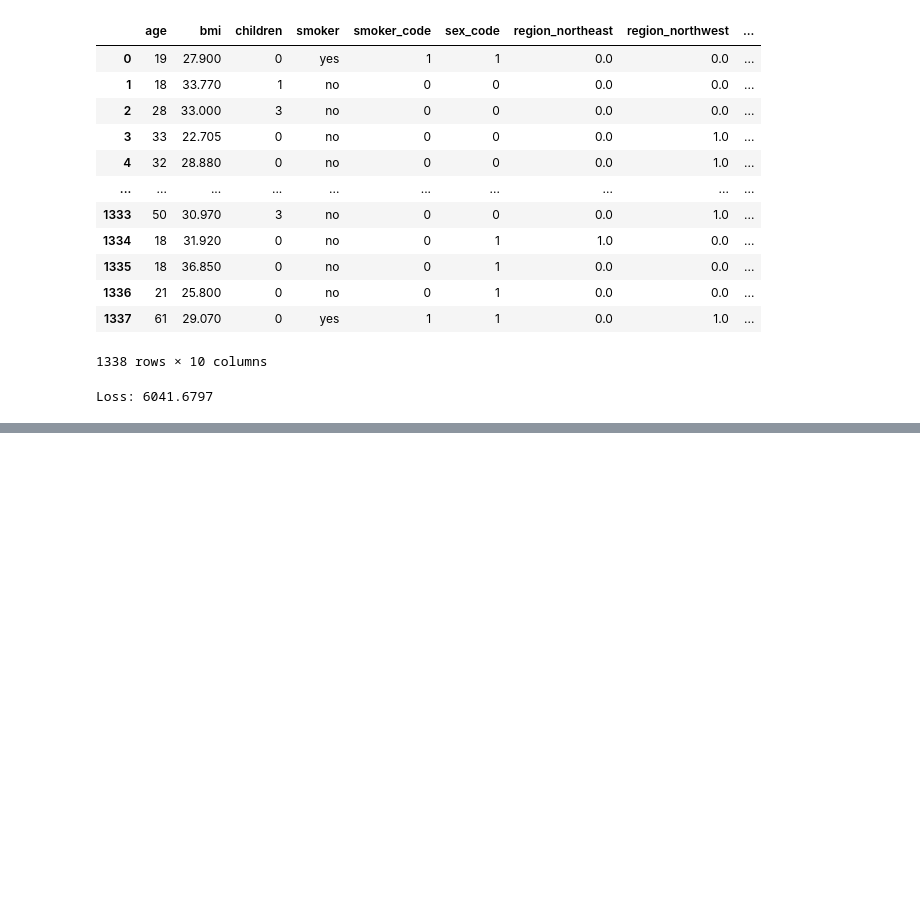
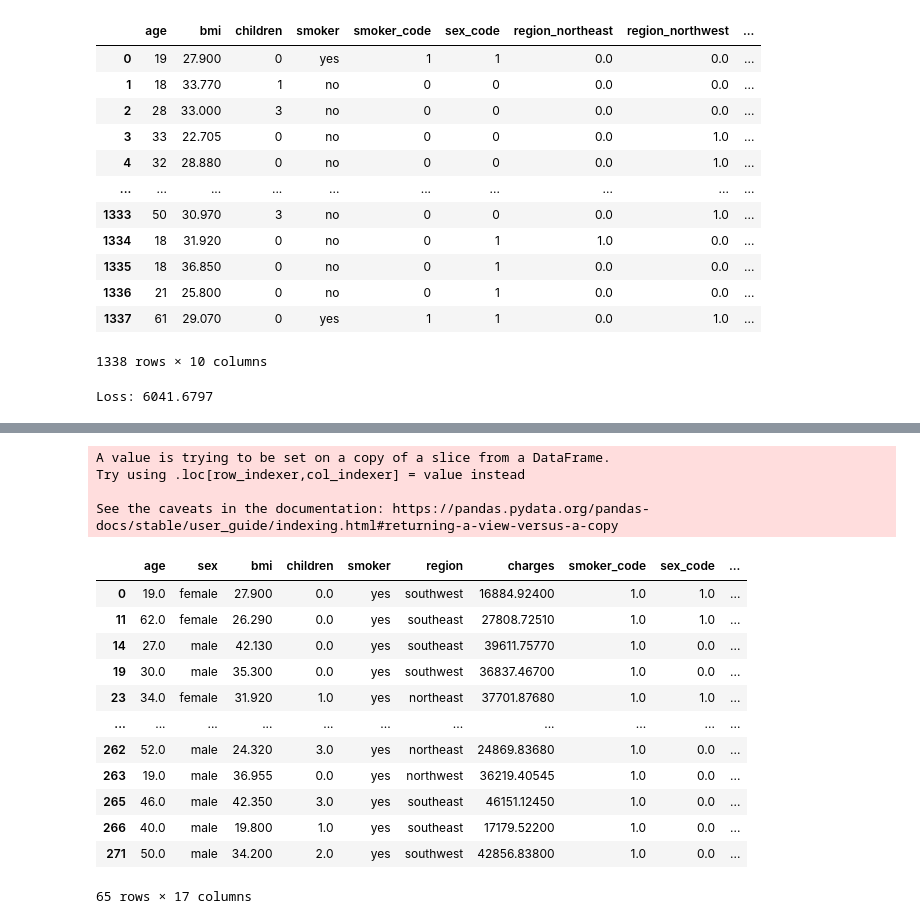
Before and after one commit to TheKryptonium/Machine-Learning-Journey, a Jupyter notebook: ML Algorithms and Scikit-learn/ML with Python and Scikit-Learn.ipynb, the cells around one changed output, grey strips where cells are left out. Saved outputs shown, nothing was run; the diff lists cells and outputs as text; code cells hidden in the pictures; blank space fills up the shorter version.

```diff
--- a/ML Algorithms and Scikit-learn/ML with Python and Scikit-Learn.ipynb
+++ b/ML Algorithms and Scikit-learn/ML with Python and Scikit-Learn.ipynb
@@ -444,0 +496,36 @@ An improvement of 14 in the RMSE
+# %%
+#Smoker tranfromation
+smoker = medical[medical["smoker"]=="yes"]
+
+sex_codes = {"female": 1, "male": 0}
+smoker["sex_code"] = smoker["sex"].map(sex_codes)
+
+encoder = OneHotEncoder()
+encoder.fit(smoker[["region"]])
+
+encoder.get_feature_names_out()
+
+one_hot = encoder.transform(smoker[["region"]]).toarray()
+one_hot = pd.DataFrame(one_hot, columns=encoder.get_feature_names_out())
+
+smoker = pd.concat([smoker, one_hot], axis=1)
+smoker.dropna(inplace=True)
+smoker
+# %% [output]
+A value is trying to be set on a copy of a slice from a DataFrame.
+Try using .loc[row_indexer,col_indexer] = value instead
+
+See the caveats in the documentation: https://pandas.pydata.org/pandas-docs/stable/user_guide/indexing.html#returning-a-view-versus-a-copy
+|  | age | sex | bmi | children | smoker | region | charges | smoker_code | sex_code | ... |
+| 0 | 19.0 | female | 27.900 | 0.0 | yes | southwest | 16884.92400 | 1.0 | 1.0 | ... |
+| 11 | 62.0 | female | 26.290 | 0.0 | yes | southeast | 27808.72510 | 1.0 | 1.0 | ... |
+| 14 | 27.0 | male | 42.130 | 0.0 | yes | southeast | 39611.75770 | 1.0 | 0.0 | ... |
+| 19 | 30.0 | male | 35.300 | 0.0 | yes | southwest | 36837.46700 | 1.0 | 0.0 | ... |
+| 23 | 34.0 | female | 31.920 | 1.0 | yes | northeast | 37701.87680 | 1.0 | 1.0 | ... |
+| ... | ... | ... | ... | ... | ... | ... | ... | ... | ... | ... |
+| 262 | 52.0 | male | 24.320 | 3.0 | yes | northeast | 24869.83680 | 1.0 | 0.0 | ... |
+| 263 | 19.0 | male | 36.955 | 0.0 | yes | northwest | 36219.40545 | 1.0 | 0.0 | ... |
+| 265 | 46.0 | male | 42.350 | 3.0 | yes | southeast | 46151.12450 | 1.0 | 0.0 | ... |
+| 266 | 40.0 | male | 19.800 | 1.0 | yes | southeast | 17179.52200 | 1.0 | 0.0 | ... |
+| 271 | 50.0 | male | 34.200 | 2.0 | yes | southwest | 42856.83800 | 1.0 | 0.0 | ... |
+65 rows × 17 columns
```
Also changed, not shown: parts of 8 cells of this notebook.
